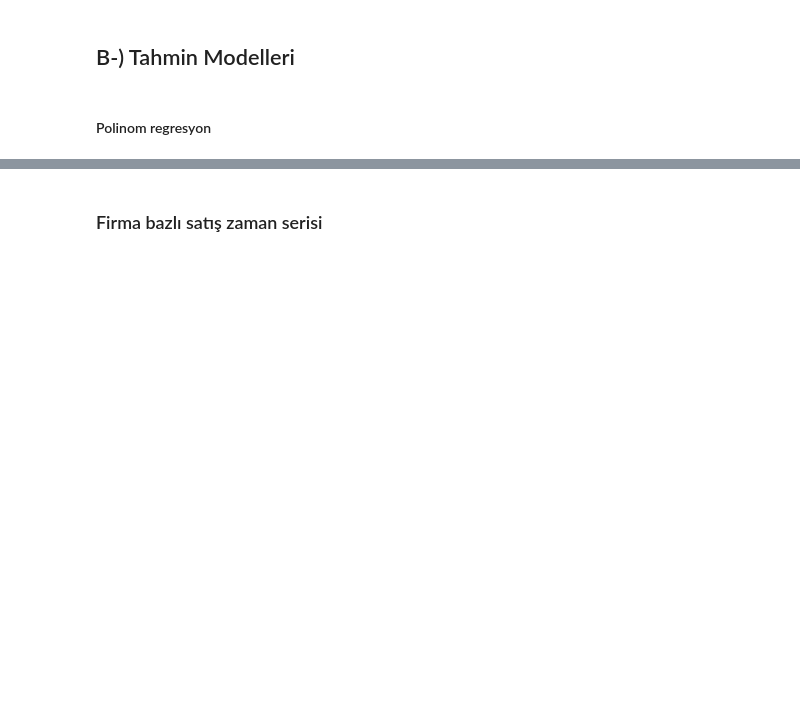
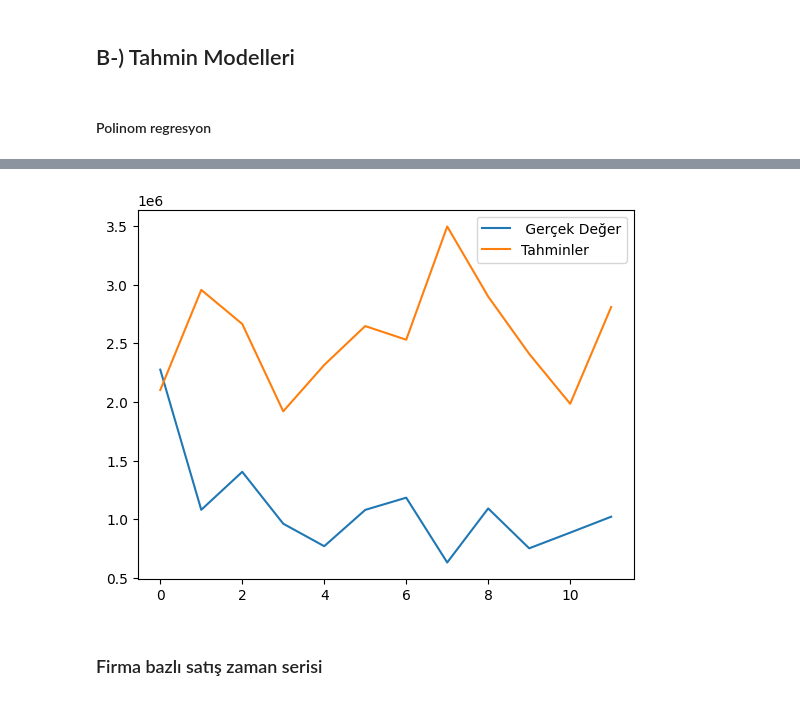
Before and after one commit to mahmutakar0/Beksan, a Jupyter notebook: satislar.ipynb, the cells around one changed output, grey strips where cells are left out. Drawn from its saved outputs; the diff is of its cells as text; code cells hidden in the pictures; blank space fills up the shorter version.

```diff
--- a/satislar.ipynb
+++ b/satislar.ipynb
@@ -407,0 +491,35 @@ Ortalama mutlak hata (MAE): 279845.59857911663
+# %%
+# manuel değerlendirme
+
+dfmanuel = df_grouped_taring[["tarihm", "tutar"]]
+dfmanuel.columns = ["ds","y"]
+dfmanuel ["ds"] = pd.to_datetime(dfmanuel["ds"])
+
+# son 3 ayı atıyoruz ve bunları tahmin etmeye çalışıcaz
+train =dfmanuel.drop(dfmanuel.index[-12:])
+
+modelx = Prophet()
+modelx.fit(train)
+
+futurex = list()
+for i in range(9,21):
+  if i<=12:
+    date = "2022-%02d" % i
+  else:
+    date ="2023-%02d" %(i-12)
+  futurex.append([date])
+
+futurex = pd.DataFrame(futurex)
+futurex.columns = ["ds"]
+futurex["ds"] = pd.to_datetime(futurex["ds"])
+
+print( "Bunun adı: verbose false:")
+forecastx = modelx.predict(futurex)
+
+y_true = dffb["y"][-12:].values
+y_pred = forecastx["yhat"].values
+
+from sklearn.metrics import mean_absolute_error
+
+mae = mean_absolute_error(y_true, y_pred)
+print("MAE: %.3f" %mae)
@@ -408,3 +546,10 @@ Ortalama mutlak hata (MAE): 279845.59857911663
+# %%
+pyplot.plot(y_true, label =" Gerçek Değer")
+pyplot.plot(y_pred, label = "Tahminler")
+pyplot.legend()
+pyplot.show()
+# %% [output]
+[figure, added]
 # %% [markdown]
 ### Firma bazlı satış zaman serisi
 # %%
```
Also changed, not shown: parts of 7 cells of this notebook.
